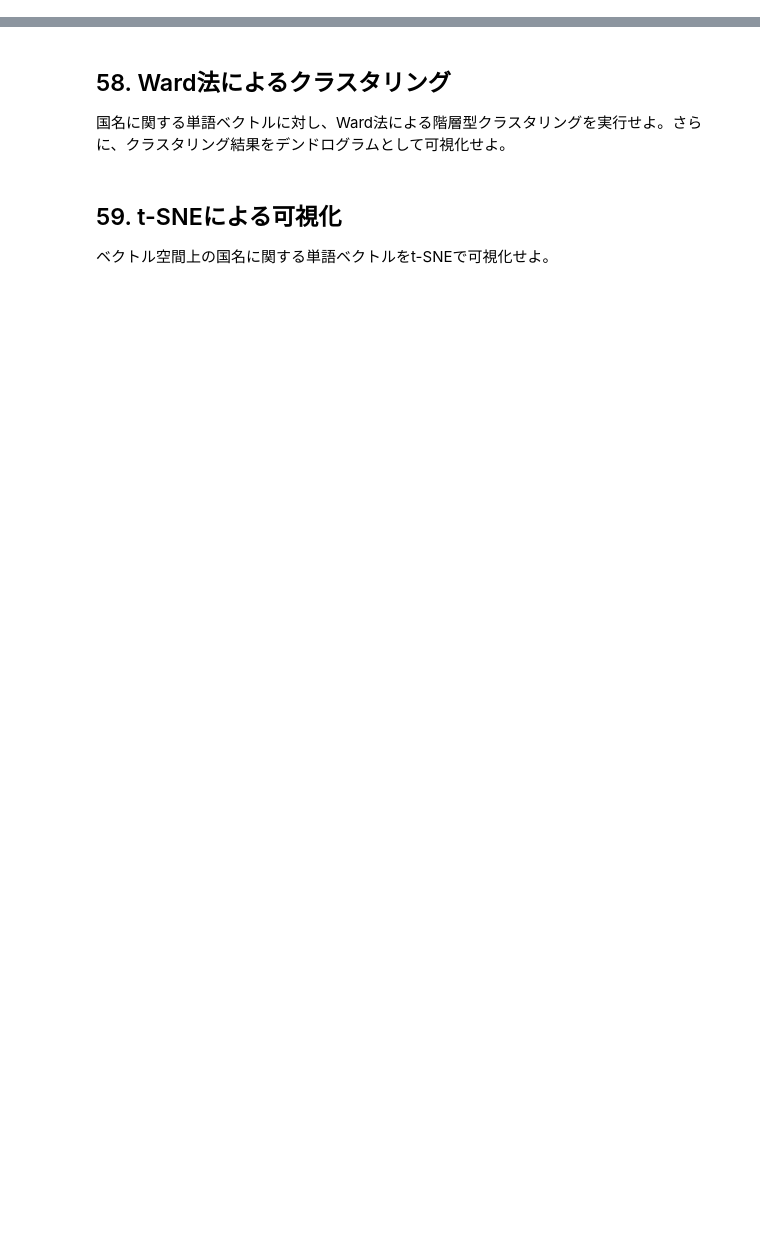
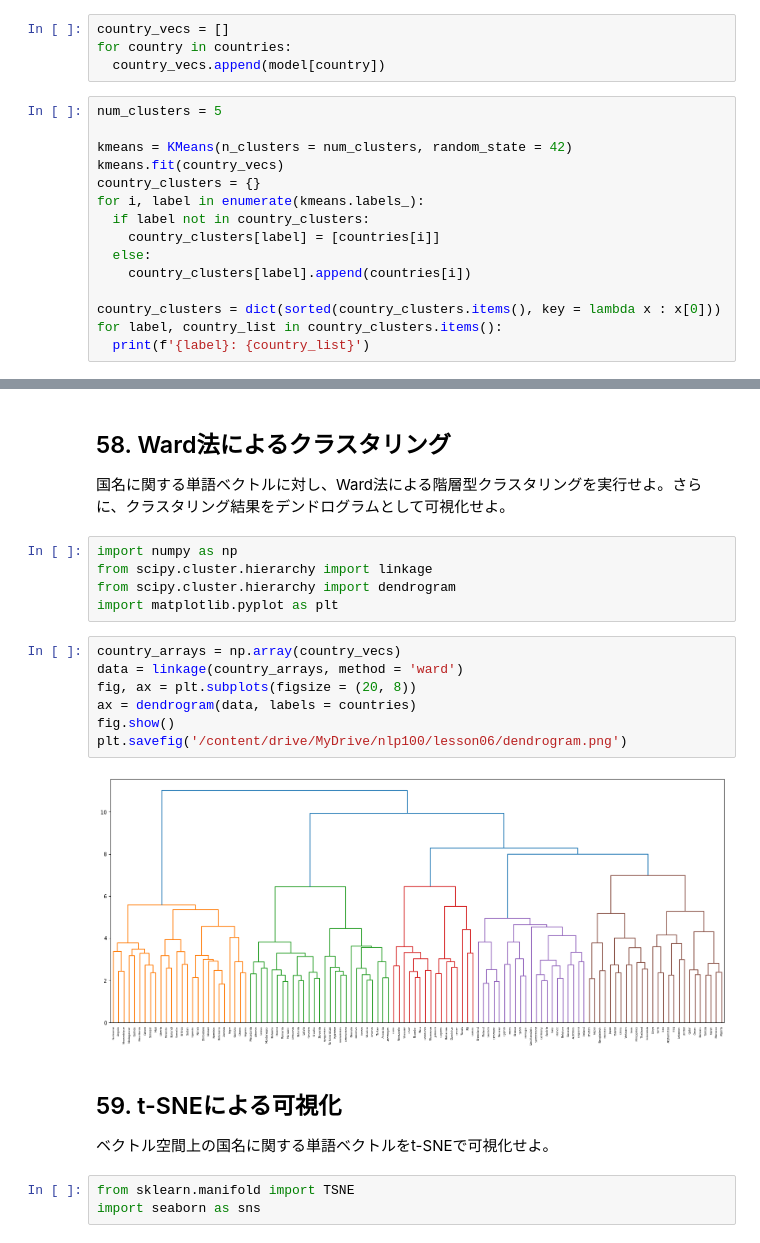
Before and after one commit to tempuraguruguru/nlp, a Jupyter notebook: ja/ch06.ipynb, the cells around one changed output, grey strips where cells are left out. Cells and saved outputs as stored; diff of their text form; blank space fills up the shorter version.

```diff
--- a/ja/ch06.ipynb
+++ b/ja/ch06.ipynb
@@ -380,0 +404,19 @@ p値: 2.86866666051422e-53
+# %%
+country_vecs = []
+for country in countries:
+  country_vecs.append(model[country])
+# %%
+num_clusters = 5
+
+kmeans = KMeans(n_clusters = num_clusters, random_state = 42)
+kmeans.fit(country_vecs)
+country_clusters = {}
+for i, label in enumerate(kmeans.labels_):
+  if label not in country_clusters:
+    country_clusters[label] = [countries[i]]
+  else:
+    country_clusters[label].append(countries[i])
+
+country_clusters = dict(sorted(country_clusters.items(), key = lambda x : x[0]))
+for label, country_list in country_clusters.items():
+  print(f'{label}: {country_list}')
@@ -382,7 +430,24 @@ p値: 2.86866666051422e-53
 ## 58. Ward法によるクラスタリング
 
 国名に関する単語ベクトルに対し、Ward法による階層型クラスタリングを実行せよ。さらに、クラスタリング結果をデンドログラムとして可視化せよ。
+# %%
+import numpy as np
+from scipy.cluster.hierarchy import linkage
+from scipy.cluster.hierarchy import dendrogram
+import matplotlib.pyplot as plt
+# %%
+country_arrays = np.array(country_vecs)
+data = linkage(country_arrays, method = 'ward')
+fig, ax = plt.subplots(figsize = (20, 8))
+ax = dendrogram(data, labels = countries)
+fig.show()
+plt.savefig('/content/drive/MyDrive/nlp100/lesson06/dendrogram.png')
+# %% [output]
+[figure, added]
 # %% [markdown]
 ## 59. t-SNEによる可視化
 
 ベクトル空間上の国名に関する単語ベクトルをt-SNEで可視化せよ。
+# %%
+from sklearn.manifold import TSNE
+import seaborn as sns
```
Also changed, not shown: parts of 4 cells of this notebook.
